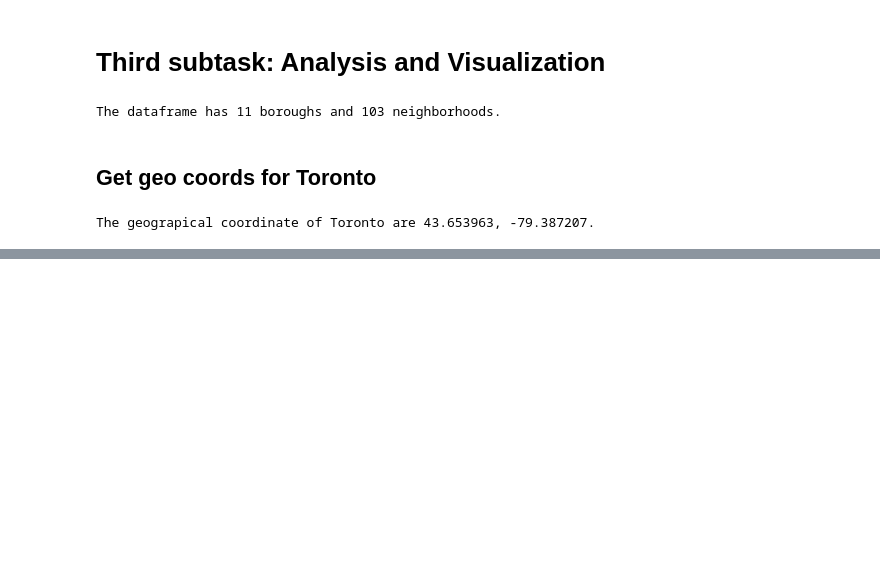
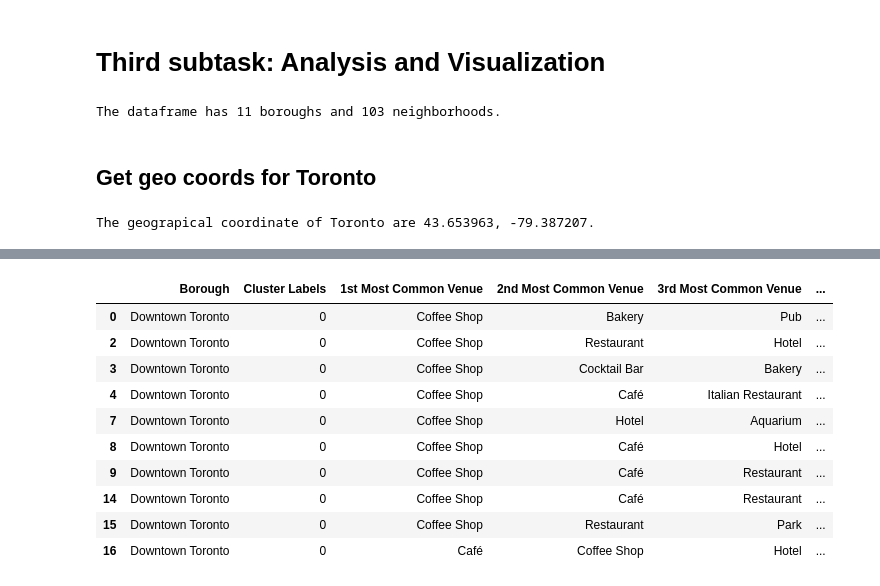
Before and after one commit to bakytn/Coursera_Capstone, a Jupyter notebook: ads_capstone_week3.ipynb, the cells around one changed output, grey strips where cells are left out. Saved outputs shown, nothing was run; the diff lists cells and outputs as text; code cells hidden in the pictures; blank space fills up the shorter version.

```diff
--- a/ads_capstone_week3.ipynb
+++ b/ads_capstone_week3.ipynb
@@ -157,0 +471,21 @@ map_toronto
+# %%
+num_top_venues = 10
+
+indicators = ['st', 'nd', 'rd']
+
+# create columns according to number of top venues
+columns = ['Neighborhood']
+for ind in np.arange(num_top_venues):
+    try:
+        columns.append('{}{} Most Common Venue'.format(ind+1, indicators[ind]))
+    except:
+        columns.append('{}th Most Common Venue'.format(ind+1))
+
+# create a new dataframe
+neighborhoods_venues_sorted = pd.DataFrame(columns=columns)
+neighborhoods_venues_sorted['Neighborhood'] = grouped['Neighborhood']
+
+for ind in np.arange(grouped.shape[0]):
+    neighborhoods_venues_sorted.iloc[ind, 1:] = return_most_common_venues(grouped.iloc[ind, :], num_top_venues)
+
+neighborhoods_venues_sorted.head()
@@ -157,0 +501,11 @@ map_toronto
+# %%
+# set number of clusters
+kclusters = 5
+
+grouped_clustering = grouped.drop('Neighborhood', 1)
+
+# run k-means clustering
+kmeans = KMeans(n_clusters=kclusters, random_state=0).fit(grouped_clustering)
+
+# check cluster labels generated for each row in the dataframe
+kmeans.labels_[0:10]
@@ -157,0 +514,10 @@ map_toronto
+# %%
+# add clustering labels
+neighborhoods_venues_sorted.insert(0, 'Cluster Labels', kmeans.labels_)
+
+merged = dttoronto_data
+
+# merge toronto_grouped with toronto_data to add latitude/longitude for each neighborhood
+merged = merged.join(neighborhoods_venues_sorted.set_index('Neighborhood'), on='Neighborhood')
+
+merged.head() # check the last columns!
@@ -157,0 +559,14 @@ map_toronto
+# %%
+merged.loc[merged['Cluster Labels'] == 0, merged.columns[[1] + list(range(5, merged.shape[1]))]]
+# %% [output]
+|  | Borough | Cluster Labels | 1st Most Common Venue | 2nd Most Common Venue | 3rd Most Common Venue | ... |
+| 0 | Downtown Toronto | 0 | Coffee Shop | Bakery | Pub | ... |
+| 2 | Downtown Toronto | 0 | Coffee Shop | Restaurant | Hotel | ... |
+| 3 | Downtown Toronto | 0 | Coffee Shop | Cocktail Bar | Bakery | ... |
+| 4 | Downtown Toronto | 0 | Coffee Shop | Café | Italian Restaurant | ... |
+| 7 | Downtown Toronto | 0 | Coffee Shop | Hotel | Aquarium | ... |
+| 8 | Downtown Toronto | 0 | Coffee Shop | Café | Hotel | ... |
+| 9 | Downtown Toronto | 0 | Coffee Shop | Café | Restaurant | ... |
+| 14 | Downtown Toronto | 0 | Coffee Shop | Café | Restaurant | ... |
+| 15 | Downtown Toronto | 0 | Coffee Shop | Restaurant | Park | ... |
+| 16 | Downtown Toronto | 0 | Café | Coffee Shop | Hotel | ... |
```
Also changed, not shown: parts of 31 cells of this notebook.
